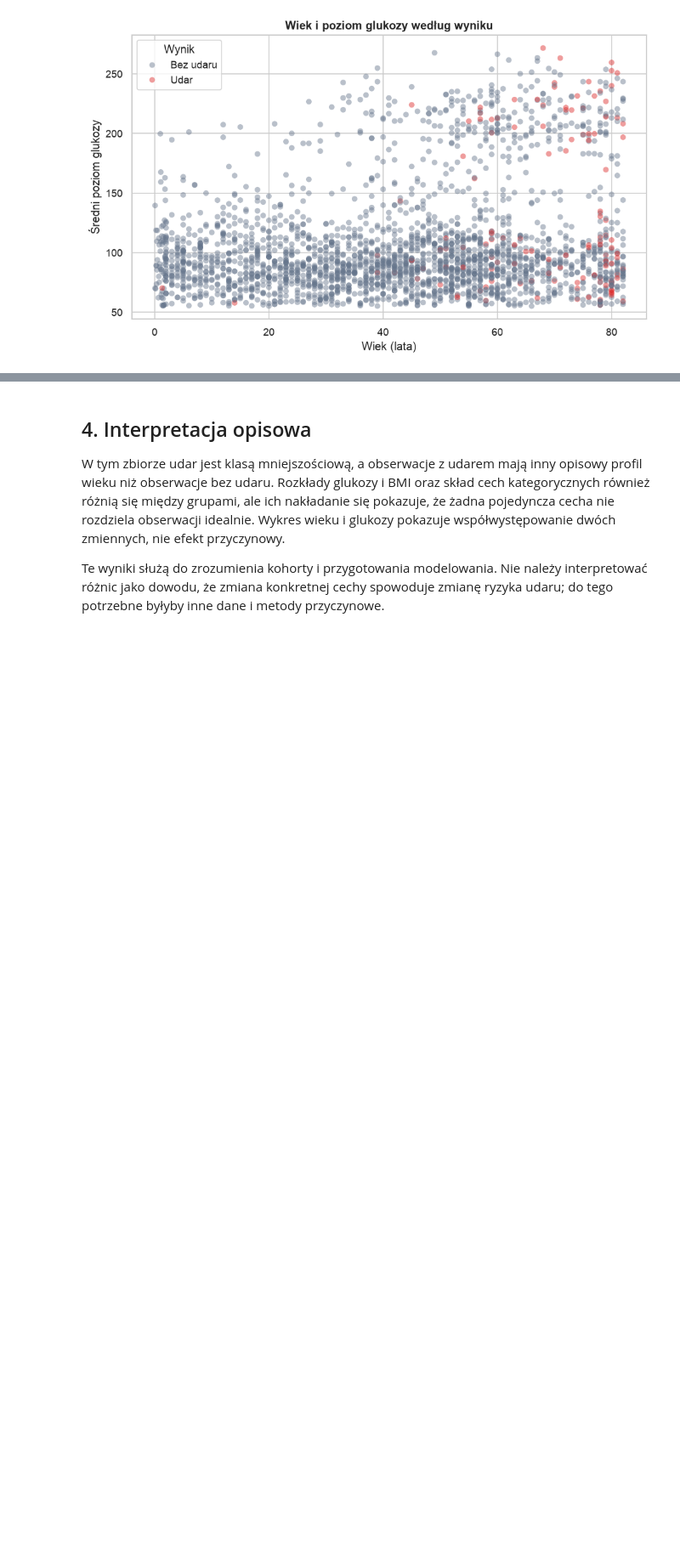
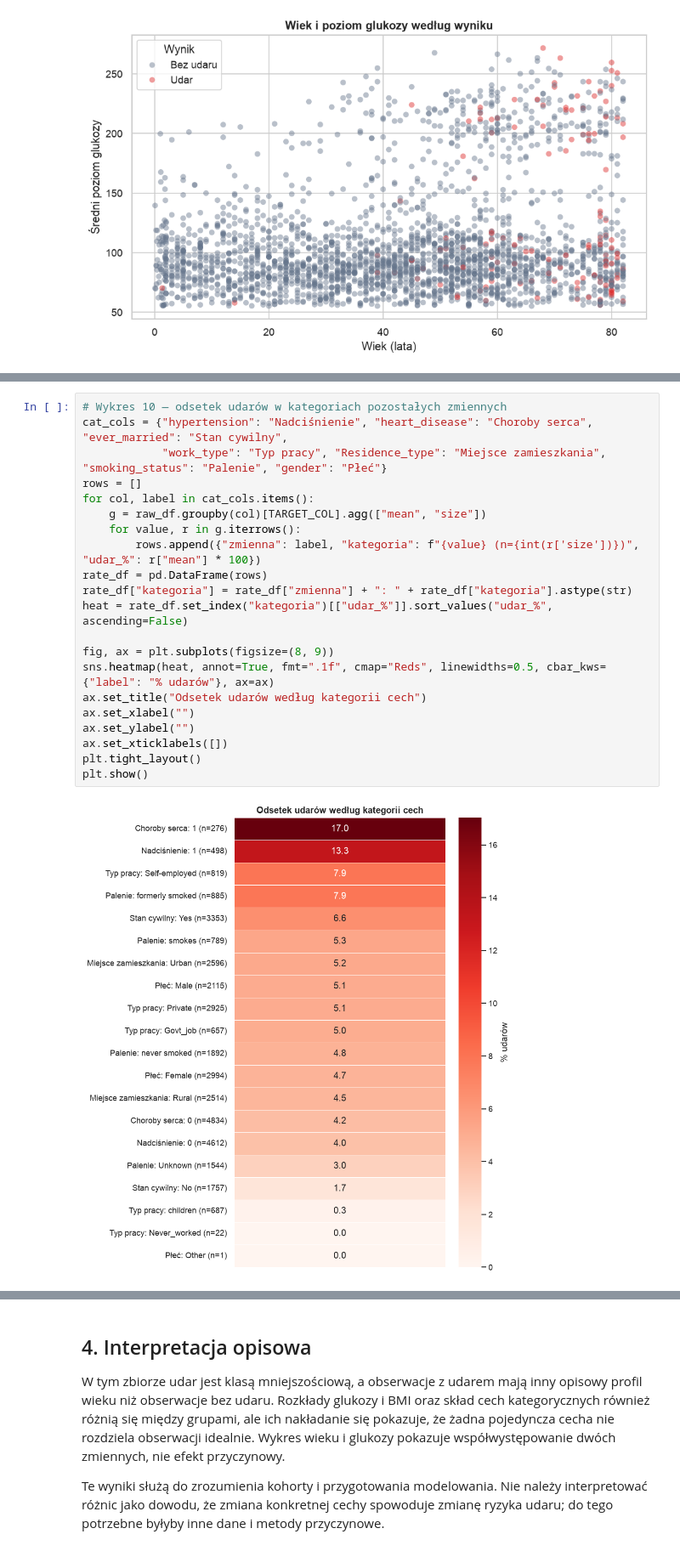
Before and after one commit to AntoniEntrepreneur/MedycznaAnaliza, a Jupyter notebook: notebooks/stroke_risk_analysis.ipynb, the cells around one changed output, grey strips where cells are left out. Shown at 85% size. Cells and saved outputs as stored; diff of their text form; blank space fills up the shorter version.

```diff
--- a/notebooks/stroke_risk_analysis.ipynb
+++ b/notebooks/stroke_risk_analysis.ipynb
@@ -270,0 +327,23 @@ plt.show()
+# %%
+# Wykres 10 — odsetek udarów w kategoriach pozostałych zmiennych
+cat_cols = {"hypertension": "Nadciśnienie", "heart_disease": "Choroby serca", "ever_married": "Stan cywilny",
+            "work_type": "Typ pracy", "Residence_type": "Miejsce zamieszkania", "smoking_status": "Palenie", "gender": "Płeć"}
+rows = []
+for col, label in cat_cols.items():
+    g = raw_df.groupby(col)[TARGET_COL].agg(["mean", "size"])
+    for value, r in g.iterrows():
+        rows.append({"zmienna": label, "kategoria": f"{value} (n={int(r['size'])})", "udar_%": r["mean"] * 100})
+rate_df = pd.DataFrame(rows)
+rate_df["kategoria"] = rate_df["zmienna"] + ": " + rate_df["kategoria"].astype(str)
+heat = rate_df.set_index("kategoria")[["udar_%"]].sort_values("udar_%", ascending=False)
+
+fig, ax = plt.subplots(figsize=(8, 9))
+sns.heatmap(heat, annot=True, fmt=".1f", cmap="Reds", linewidths=0.5, cbar_kws={"label": "% udarów"}, ax=ax)
+ax.set_title("Odsetek udarów według kategorii cech")
+ax.set_xlabel("")
+ax.set_ylabel("")
+ax.set_xticklabels([])
+plt.tight_layout()
+plt.show()
+# %% [output]
+[figure, added]
```
Also changed, not shown: parts of 8 cells of this notebook.
